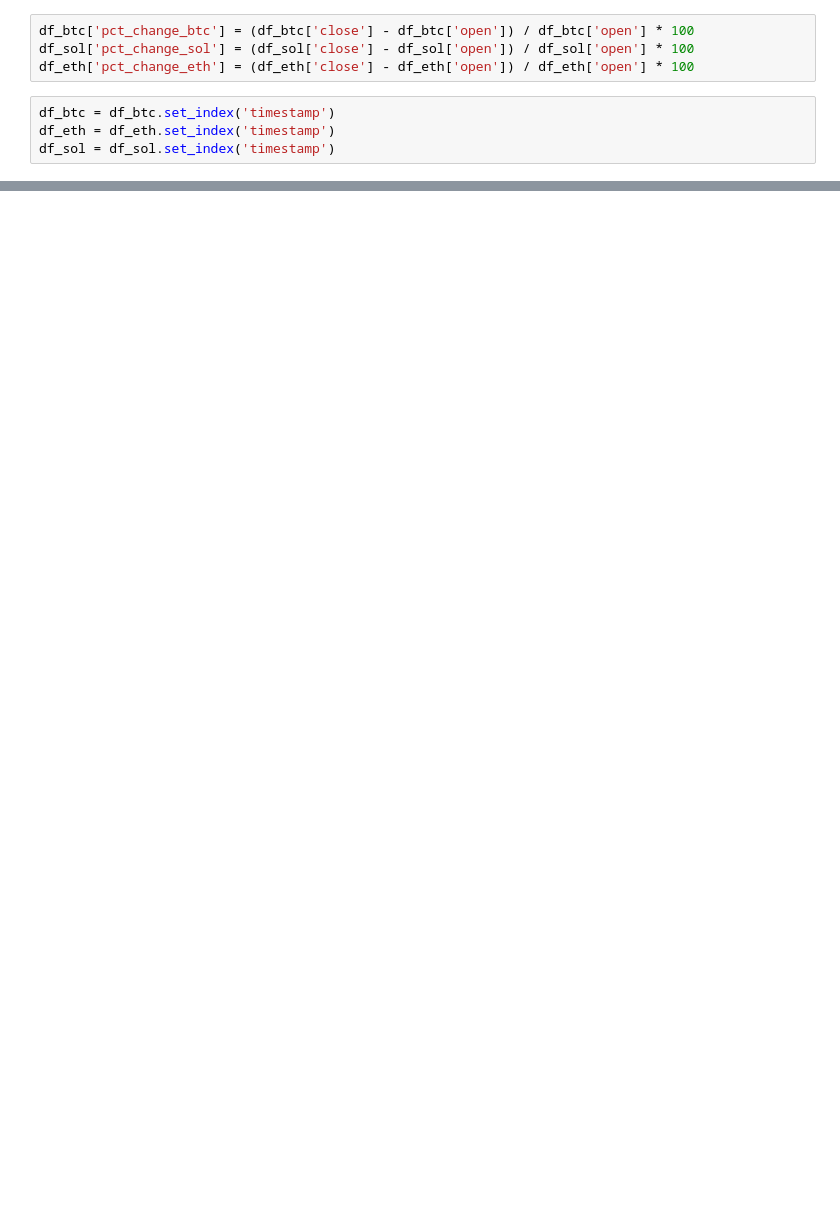
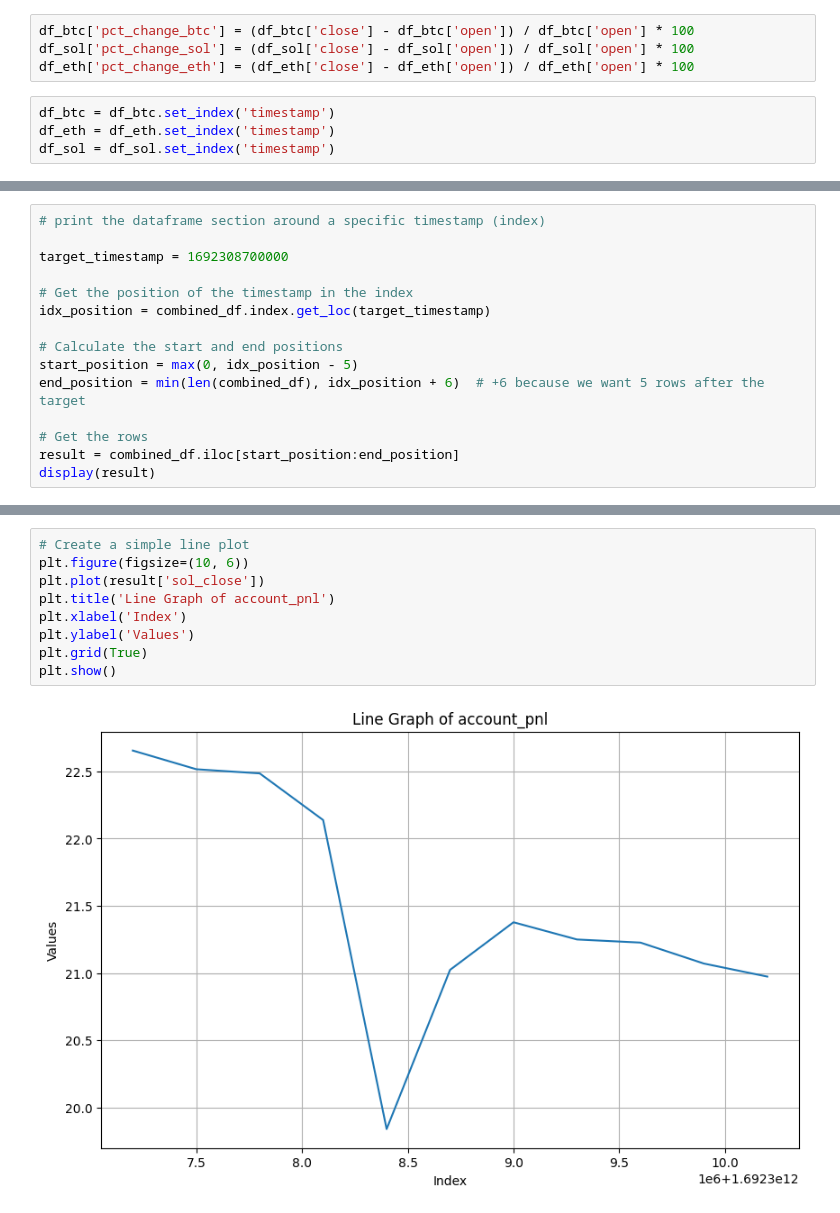
Before and after one commit to gabrielee5/fetch_bybit_data, a Jupyter notebook: jupyter-jobs/strat_tester_2.ipynb, the cells around one changed output, grey strips where cells are left out. Drawn from its saved outputs; the diff is of its cells as text; blank space fills up the shorter version.

```diff
--- a/jupyter-jobs/strat_tester_2.ipynb
+++ b/jupyter-jobs/strat_tester_2.ipynb
@@ -131,0 +206,15 @@ Name: tot_pnl, dtype: float64
+# %%
+# print the dataframe section around a specific timestamp (index)
+
+target_timestamp = 1692308700000
+
+# Get the position of the timestamp in the index
+idx_position = combined_df.index.get_loc(target_timestamp)
+
+# Calculate the start and end positions
+start_position = max(0, idx_position - 5)
+end_position = min(len(combined_df), idx_position + 6)  # +6 because we want 5 rows after the target
+
+# Get the rows
+result = combined_df.iloc[start_position:end_position]
+display(result)
@@ -131,0 +235,11 @@ Name: tot_pnl, dtype: float64
+# %%
+# Create a simple line plot
+plt.figure(figsize=(10, 6))
+plt.plot(result['sol_close'])
+plt.title('Line Graph of account_pnl')
+plt.xlabel('Index')
+plt.ylabel('Values')
+plt.grid(True)
+plt.show()
+# %% [output]
+[figure, added]
```
Also changed, not shown: parts of 23 cells of this notebook.
